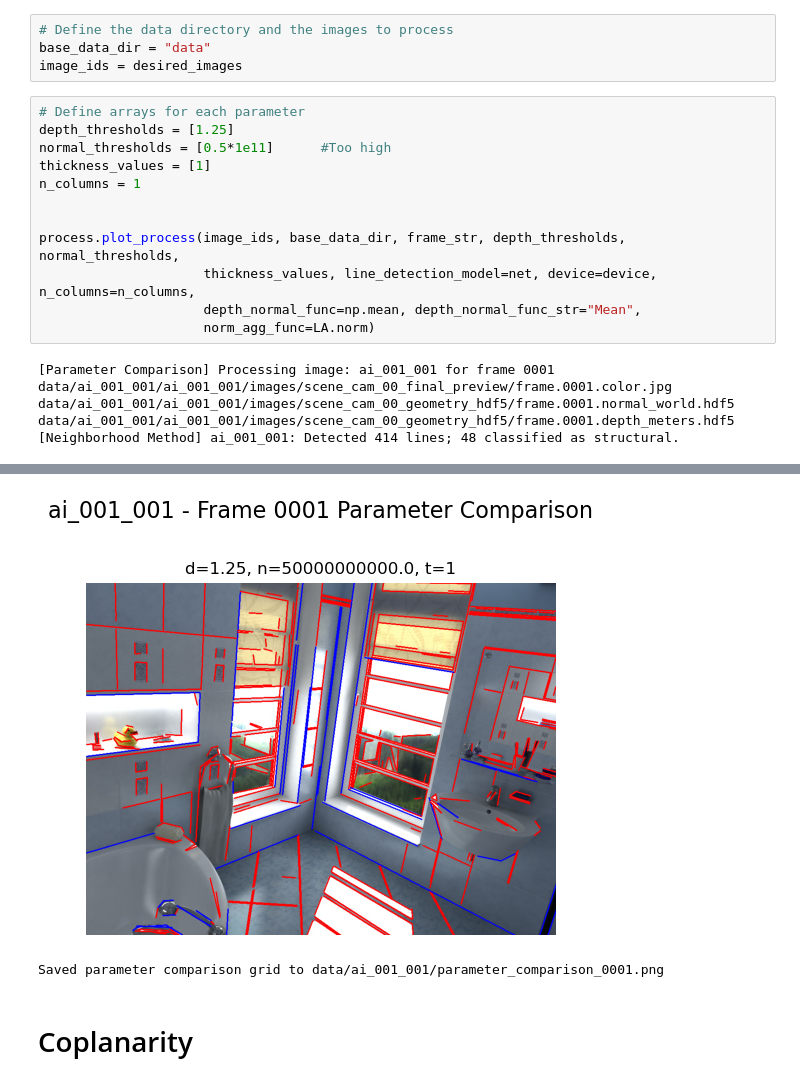
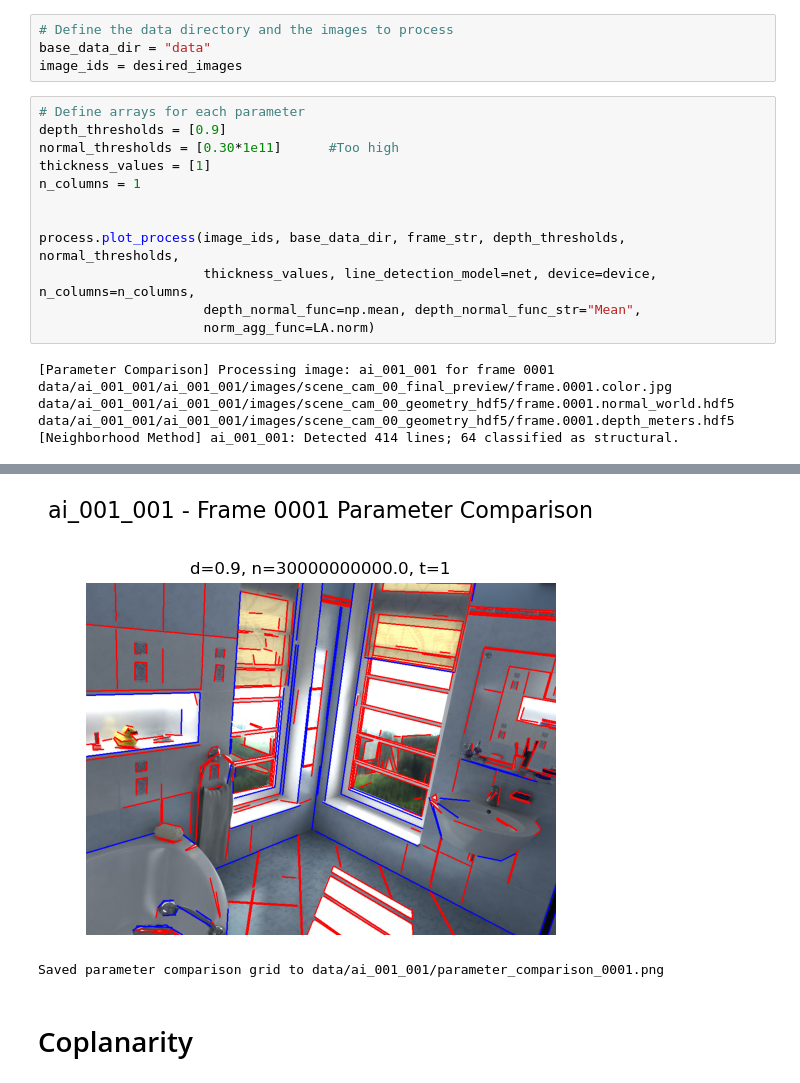
Before and after one commit to marvin-koch/3D-Vision, a Jupyter notebook: DeepLSD/notebooks/Line_Understanding.ipynb, the cells around one changed output, grey strips where cells are left out. Drawn from its saved outputs; the diff is of its cells as text.

```diff
--- a/DeepLSD/notebooks/Line_Understanding.ipynb
+++ b/DeepLSD/notebooks/Line_Understanding.ipynb
@@ -70,8 +70,8 @@ base_data_dir = "data"
 image_ids = desired_images
 # %%
 # Define arrays for each parameter
-depth_thresholds = [1.25]
-normal_thresholds = [0.5*1e11]      #Too high
+depth_thresholds = [0.9]
+normal_thresholds = [0.30*1e11]      #Too high
 thickness_values = [1]
 n_columns = 1
 
@@ -85,6 +85,6 @@ process.plot_process(image_ids, base_data_dir, frame_str, depth_thresholds, norm
 data/ai_001_001/ai_001_001/images/scene_cam_00_final_preview/frame.0001.color.jpg
 data/ai_001_001/ai_001_001/images/scene_cam_00_geometry_hdf5/frame.0001.normal_world.hdf5
 data/ai_001_001/ai_001_001/images/scene_cam_00_geometry_hdf5/frame.0001.depth_meters.hdf5
-[Neighborhood Method] ai_001_001: Detected 414 lines; 48 classified as structural.
+[Neighborhood Method] ai_001_001: Detected 414 lines; 64 classified as structural.
 [figure]
 [figure]
@@ -92,4 +92,4 @@ data/ai_001_001/ai_001_001/images/scene_cam_00_geometry_hdf5/frame.0001.depth_me
-[figure, old version]
+[figure, new version]
 Saved parameter comparison grid to data/ai_001_001/parameter_comparison_0001.png
 # %% [markdown]
 # Coplanarity
```
Also changed, not shown: parts of 1 cell of this notebook, 2 other files.
